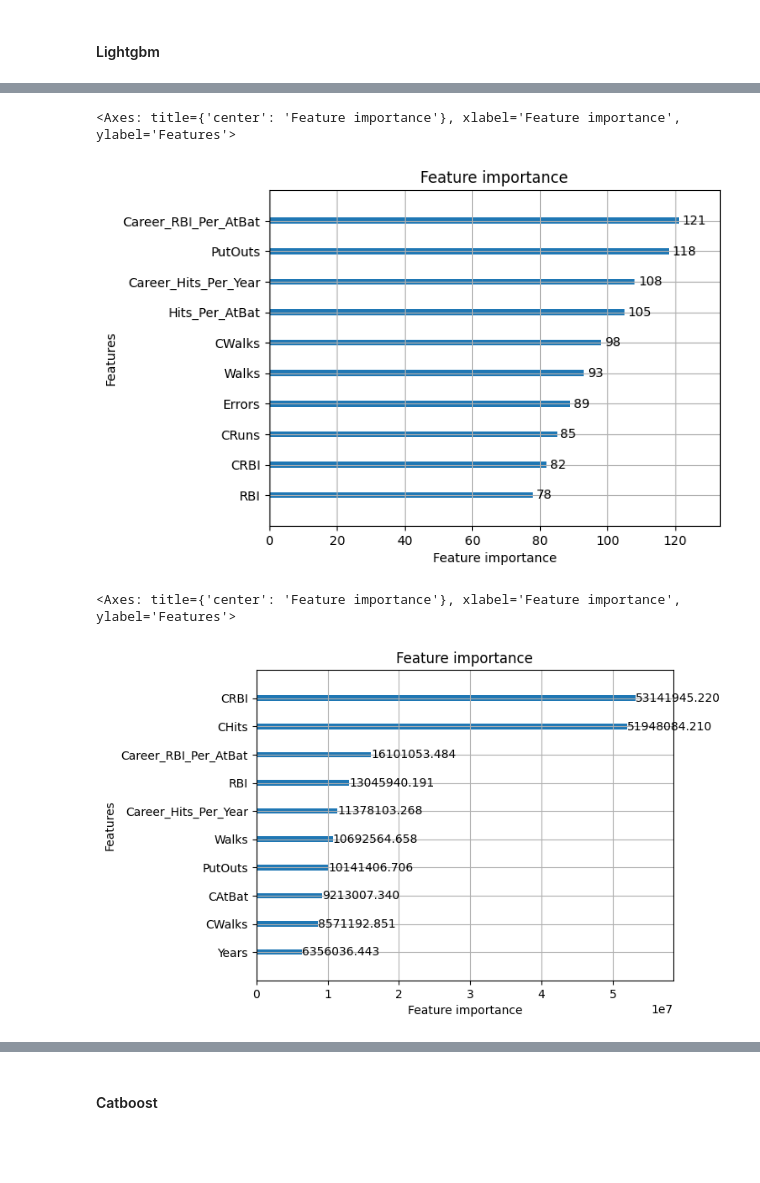
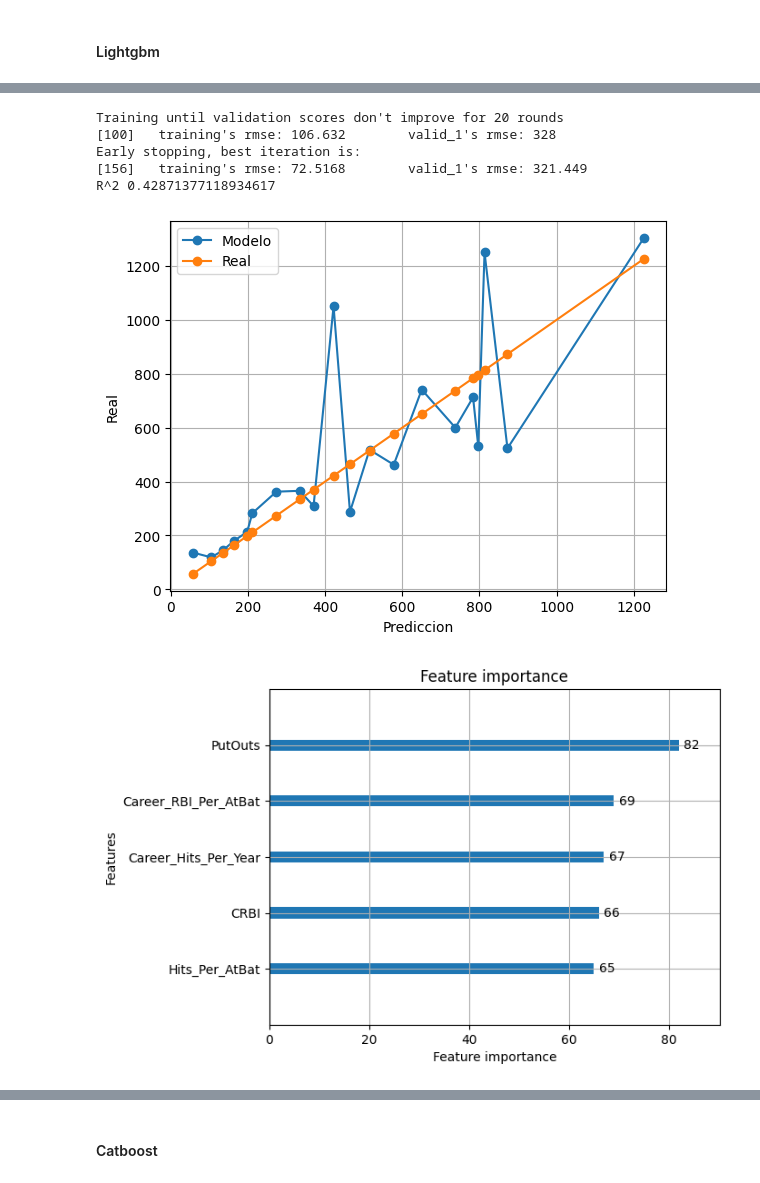
Before and after one commit to ppmelch/Lab-Aprendizaje-Estad-stico, a Jupyter notebook: Tareas/T 8/Tarea 8.ipynb, the cells around one changed output, grey strips where cells are left out. Saved outputs shown, nothing was run; the diff lists cells and outputs as text; code cells hidden in the pictures; blank space fills up the shorter version.

```diff
--- a/Tareas/T 8/Tarea 8.ipynb
+++ b/Tareas/T 8/Tarea 8.ipynb
@@ -267,38 +364,3 @@ Se obtuvo un $R^2$ bastante mayor del que estabamos viendo en modelos anteriores
 ### Gradient Boosting
 # %% [markdown]
 #### Lightgbm
-# %%
-
-from lightgbm import early_stopping, log_evaluation
-
-
-model = LGBMRegressor(
-    num_iterations=10000,
-    num_leaves=10,
-    learning_rate=0.1,
-    max_depth=6,
-    lambda_l2=0.1,
-    subsample=0.5,
-    feature_fraction=0.8,
-    verbosity=-1,
-    metric='rmse'
-)
-
-X_train = X_train.copy()
-X_test = X_test.copy()
-
-for col in X_train.select_dtypes(include=['object']).columns:
-    if X_train[col].str.isdigit().all():
-        X_train[col] = X_train[col].astype(int)
-        X_test[col] = X_test[col].astype(int)
-    else:
-        X_train[col] = X_train[col].astype('category').cat.codes
-        X_test[col] = X_test[col].astype('category').cat.codes
-
-# Fit the model
-model.fit(X_train, y_train, eval_set=[(X_train, y_train), (X_test, y_test)],
-          callbacks=[early_stopping(50),
-                     log_evaluation(100)])
-
-predicciones= model.predict(X_test)
-print('R2:', r2_score(y_pred=predicciones, y_true=y_test))
@@ -324,10 +367,10 @@ plt.legend()
-# %%
-lgb.plot_importance(model,max_num_features=10, importance_type='split')
-# %% [output]
-<Axes: title={'center': 'Feature importance'}, xlabel='Feature importance', ylabel='Features'>
-[figure, removed]
-# %%
-lgb.plot_importance(model,max_num_features=10, importance_type='gain')
-# %% [output]
-<Axes: title={'center': 'Feature importance'}, xlabel='Feature importance', ylabel='Features'>
-[figure, removed]
+# %%
+lightgbm(X_train, y_train, X_test, y_test)
+# %% [output]
+Training until validation scores don't improve for 20 rounds
+[100]   training's rmse: 106.632        valid_1's rmse: 328
+Early stopping, best iteration is:
+[156]   training's rmse: 72.5168        valid_1's rmse: 321.449
+R^2 0.42871377118934617
+[figure, added]
+[figure, added]
```
Also changed, not shown: parts of 25 cells of this notebook, 6 other files.
